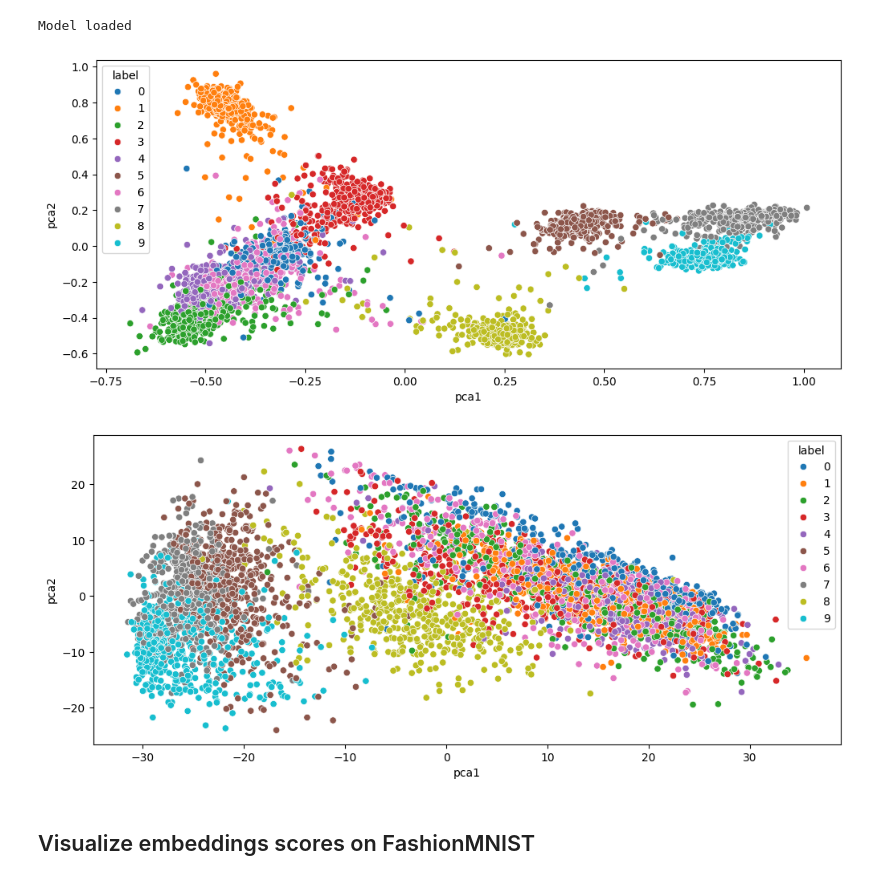
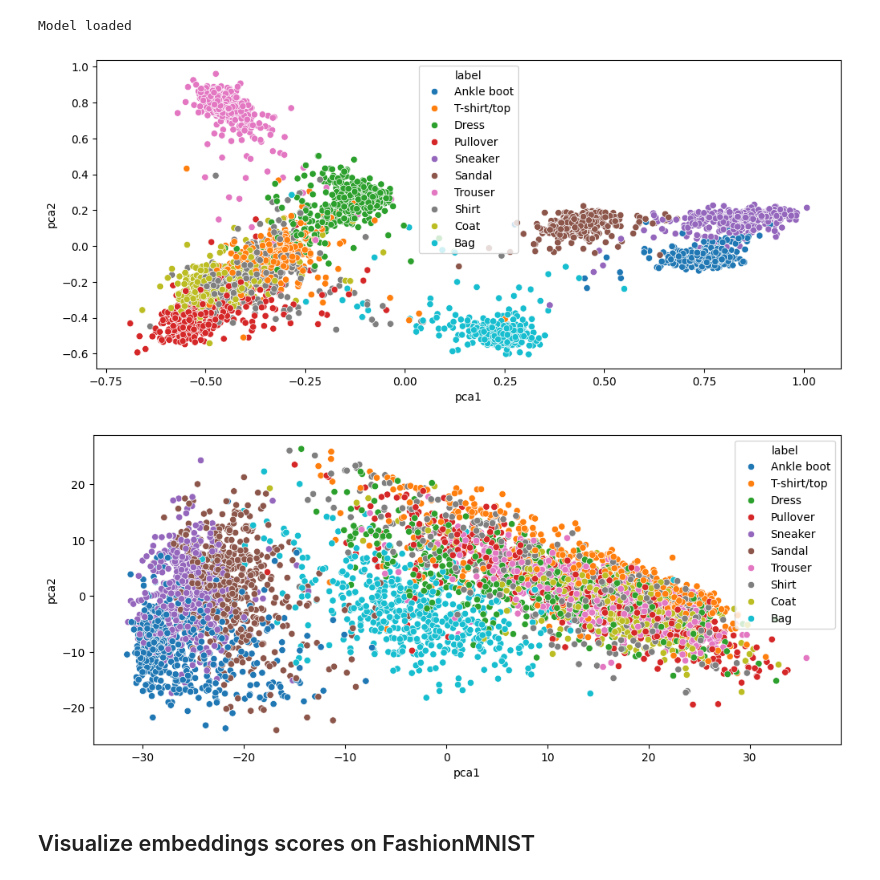
Before and after one commit to U-n-Own/UniversityNotes, a Jupyter notebook: Assignments/ContinualLearning/CL-project/main.ipynb, the cells around one changed output. Cells and saved outputs as stored; diff of their text form; code cells hidden in the pictures.

```diff
--- a/Assignments/ContinualLearning/CL-project/main.ipynb
+++ b/Assignments/ContinualLearning/CL-project/main.ipynb
@@ -449,6 +427,9 @@ fig, axs = plt.subplots(1, 3, figsize=(15, 5))
 
 pca_embeddings = [pca_embeddings_baseline, pca_embeddings_siamese, pca_embeddings_triplet]
 
+#add labels
+labels = df['label']
+
 for i, (pca_embedding, title) in enumerate(zip(pca_embeddings, ['Baseline', 'Siamese', 'Triplet'])):
     axs[i].scatter(pca_embedding[:, 0], pca_embedding[:, 1], c=labels, cmap='tab10')
     axs[i].set_title(title)
@@ -707,21 +616,3 @@ else:
     np.save('siamese_fashion_train_loss.npy', siamese_train_loss)
 # %% [output]
 Model loaded
-# %%
-siamese_network.eval()
-
-embeddings = []
-labels = []
-
-for i in range(5000):
-    image, label = fashion_mnist[i]
-
-    image = image.unsqueeze(0).to(device)
-    embedding = siamese_network(image, image)[0]
-    labels.append(label)
-    embeddings.append(embedding.cpu().detach().numpy())
-
-embeddings_siamese_fashion = np.concatenate(embeddings, axis=0)
-
-df = pd.DataFrame(embeddings_siamese_fashion, columns=[f'x{i}' for i in range(embeddings_siamese_fashion.shape[1])])
-df['label'] = labels
@@ -729,6 +622,10 @@ df['label'] = labels
 pca = PCA(n_components=2)
 
 pca_embeddings_siamese_fashion = pca.fit_transform(embeddings_siamese_fashion)
+
+# use names of classes for labels
+
+df['label'] = [fashion_mnist.classes[i] for i in labels]
 
 df['pca1'] = pca_embeddings_siamese_fashion[:, 0]
 df['pca2'] = pca_embeddings_siamese_fashion[:, 1]
@@ -738,7 +635,7 @@ sns.scatterplot(data=df, x='pca1', y='pca2', hue='label', palette='tab10')
 
 plt.show()
 # %% [output]
-[figure, old version]
+[figure, new version]
 # %%
 fashion_mnist = datasets.FashionMNIST('./data', train=True, download=True, transform=transforms.Compose([transforms.ToTensor()]))
 
@@ -782,38 +679,25 @@ else:
     torch.save(model.state_dict(), 'baseline_fashion_model.pth')
     # save the loss
     np.save('baseline_fashion_train_loss.npy', baseline_train_loss)
-# %%
-model.eval()
-
-embeddings = []
-labels = []
-
-for i in range(5000):
-    image, label = fashion_mnist[i]
-
-    image = image.unsqueeze(0).to(device)
-    embedding = model.forward_once(image)
-    labels.append(label)
-    embeddings.append(embedding.cpu().detach().numpy())
-
-embeddings_baseline_fashion = np.concatenate(embeddings, axis=0)
-
-df = pd.DataFrame(embeddings_baseline_fashion, columns=[f'x{i}' for i in range(embeddings_baseline_fashion.shape[1])])
-df['label'] = labels
+# %%
+df, embeddings_baseline_fashion = get_embeddings(model, fashion_mnist, device, 5000)
 # %%
 pca = PCA(n_components=2)
 
 pca_embeddings_baseline_fashion = pca.fit_transform(embeddings_baseline_fashion)
+
+# use names of classes for labels
+df['label'] = [fashion_mnist.classes[i] for i in labels]
 
 df['pca1'] = pca_embeddings_baseline_fashion[:, 0]
 df['pca2'] = pca_embeddings_baseline_fashion[:, 1]
 
 plt.figure(figsize=(12, 5))
 sns.scatterplot(data=df, x='pca1', y='pca2', hue='label', palette='tab10')
 
 plt.show()
 # %% [output]
-[figure, old version]
+[figure, new version]
 # %% [markdown]
 ## Visualize embeddings scores on FashionMNIST
 # %%
```
Also changed, not shown: parts of 29 cells of this notebook.
